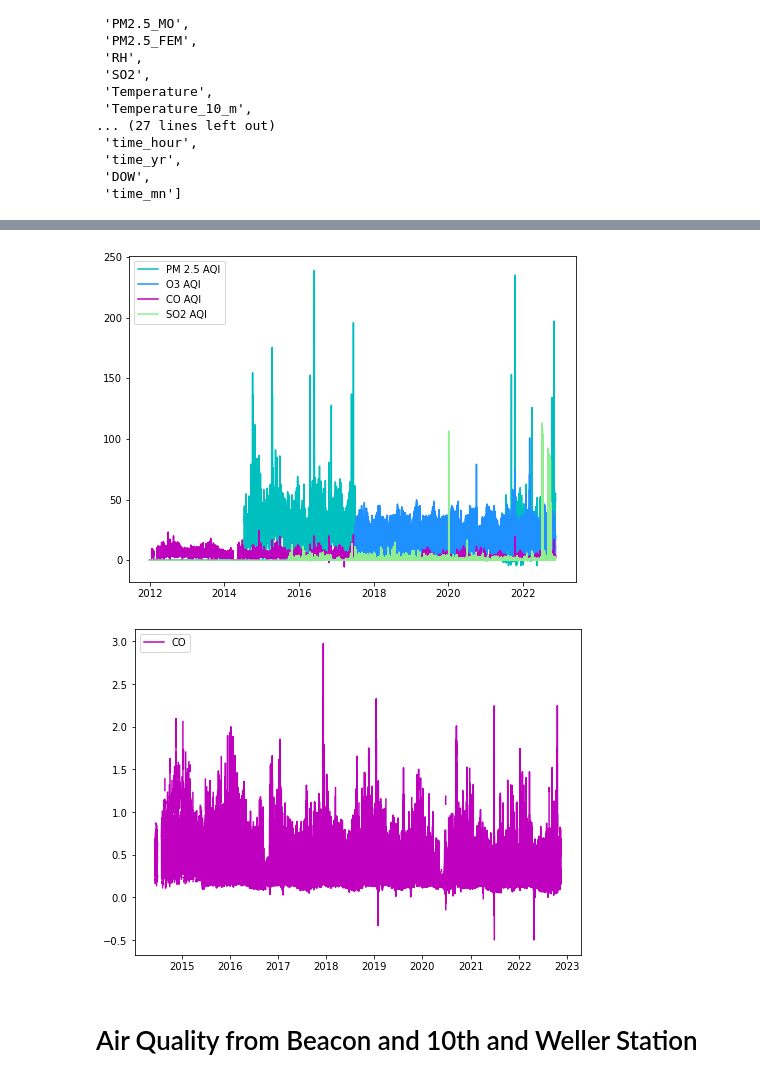
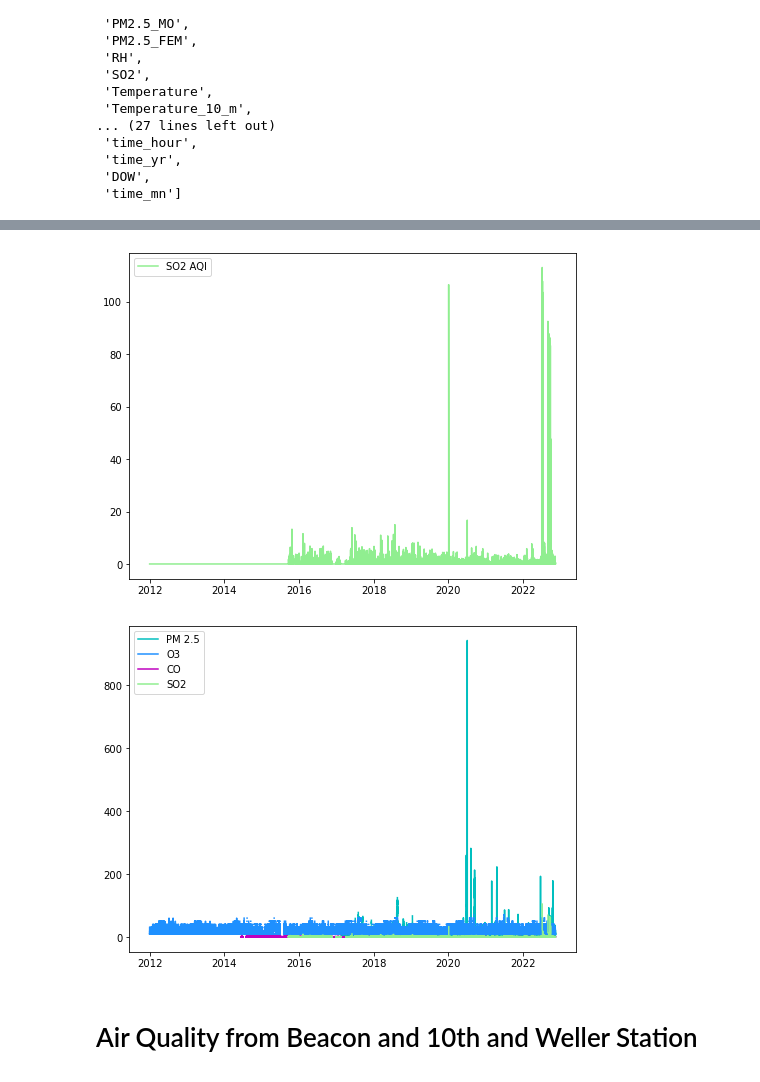
Before and after one commit to aworthyperson/Bike_Counters_Air_Quality, a Jupyter notebook: Bike_and_AQ_import_python.ipynb, the cells around one changed output, grey strips where cells are left out. Saved outputs shown, nothing was run; the diff lists cells and outputs as text; code cells hidden in the pictures.

Commit message:
have AQI and have cleaned data

```diff
--- a/Bike_and_AQ_import_python.ipynb
+++ b/Bike_and_AQ_import_python.ipynb
@@ -337,7 +335,7 @@ https://www.airnow.gov/sites/default/files/2020-05/aqi-technical-assistance-docu
 # %%
 df= pd.read_csv("Data/AQ_Percip.csv", sep=',')
 df.Date =pd.to_datetime(df.Date)
-df['DOY'] = df1.Date.dt.date
+df['DOY'] = df.Date.dt.date
 
 print(df.shape)
 
@@ -348,13 +346,9 @@ print(result.Date.max())
 2022-11-14 14:00:00
 2022-09-30 23:00:00
 # %%
-#Merge Bike Data w df
-#df =pd.merge(df1, result, on = ['Date'])
-#df= df.round(decimals=3)
-df
+df= df.round(decimals=3)
 
 print(df.shape)
-df.Date.max()
 df
 # %% [output]
 (167597, 17)
@@ -373,0 +386,20 @@ df
+# %%
+df.loc[~(df['CO'] > 0), 'CO']=np.nan
+df.loc[~(df['NO2'] > 0), 'NO2']=np.nan
+df.loc[~(df['NO2_caps'] > 0), 'NO2_caps']=np.nan
+df.loc[~(df['ozone'] > 0), 'ozone']=np.nan
+df.loc[~(df['PM2.5_MO'] > 0), 'PM2.5_MO']=np.nan
+df.loc[~(df['PM2.5_FEM'] > 0), 'PM2.5_FEM']=np.nan
+df.loc[~(df['RH'] > 0), 'RH']=np.nan
+df.loc[~(df['SO2'] > 0), 'SO2']=np.nan
+
+
+
+print(df.CO.min())
+print(df.NO2.min())
+print(df.NO2_caps.min())
+print(df.ozone.min())
+print(df['PM2.5_MO'].min())
+print(df['PM2.5_FEM'].min())
+print(df.RH.min())
+print(df.SO2.min())
@@ -425,15 +466,15 @@ def get_PM25_subindex(x):
     elif x <= 35.4:
         return (((50/(35.4 - 12.1 ))*(x - 12.1)))+ 50
     elif x <= 55.4:
-        return (((50/(55.4 - 35.4 ))*(x - 35.4)))+ 100
+        return (((50/(55.4 - 35.5 ))*(x - 35.5)))+ 100
     elif x <= 150.4:
-        return (((50/(150.4- 55.4 ))*(x - 55.4)))+ 150
+        return (((50/(150.4- 55.5 ))*(x - 55.5)))+ 150
     elif x <= 250.4:
-        return (((100/(250.4- 150.4 ))*(x - 150.4)))+ 200
+        return (((100/(250.4- 150.5 ))*(x - 150.5)))+ 200
     elif x <= 350.4:
-        return (((100/(350.4- 250.4 ))*(x - 250.4)))+ 300
+        return (((100/(350.4- 250.5 ))*(x - 250.5)))+ 300
     elif x >500:
-        return (((100/(500- 350.4))*(x - 350.4)))+ 400
+        return (((100/(500- 350.5))*(x - 350.5)))+ 400
     else:
         return 0
 
@@ -705,34 +803,34 @@ y3 = df['CO_SubIndex']
 y4 = df['SO2_SubIndex']
 
 
-ax1.plot(x1, y1, label = "PM 2.5 AQI", color='c', markerfacecolor='white');
-ax1.plot(x1, y2, label = "O3 AQI", color='dodgerblue', markerfacecolor='white');
-ax1.plot(x1, y3, label = "CO AQI", color='m', markerfacecolor='white');
+#ax1.plot(x1, y1, label = "PM 2.5 AQI", color='c', markerfacecolor='white');
+#ax1.plot(x1, y2, label = "O3 AQI", color='dodgerblue', markerfacecolor='white');
+#ax1.plot(x1, y3, label = "CO AQI", color='m', markerfacecolor='white');
 ax1.plot(x1, y4, label = "SO2 AQI", color='lightgreen', markerfacecolor='white');
 
 
 ax1.legend(loc='upper left');
 # %% [output]
-[figure, old version]
+[figure, new version]
 # %%
 fig, (ax1) = plt.subplots(nrows=1, ncols=1, figsize=(8,6))
 
 x1 = df['Date']
 y1 = df['PM2.5_MO']
 y2 = df['ozone']
 y3 = df['CO']
 y4 = df['SO2']
 
 
-#ax1.plot(x1, y1, label = "PM 2.5", color='c', markerfacecolor='white');
-#ax1.plot(x1, y2, label = "O3", color='dodgerblue', markerfacecolor='white');
+ax1.plot(x1, y1, label = "PM 2.5", color='c', markerfacecolor='white');
+ax1.plot(x1, y2, label = "O3", color='dodgerblue', markerfacecolor='white');
 ax1.plot(x1, y3, label = "CO", color='m', markerfacecolor='white');
-#ax1.plot(x1, y4, label = "SO2", color='lightgreen', markerfacecolor='white');
+ax1.plot(x1, y4, label = "SO2", color='lightgreen', markerfacecolor='white');
 
 
 ax1.legend(loc='upper left');
 # %% [output]
-[figure, old version]
+[figure, new version]
 # %% [markdown]
 # Air Quality from Beacon and 10th and Weller Station
 # %% [markdown]
```
Also changed, not shown: parts of 18 cells of this notebook, 3 other files.
